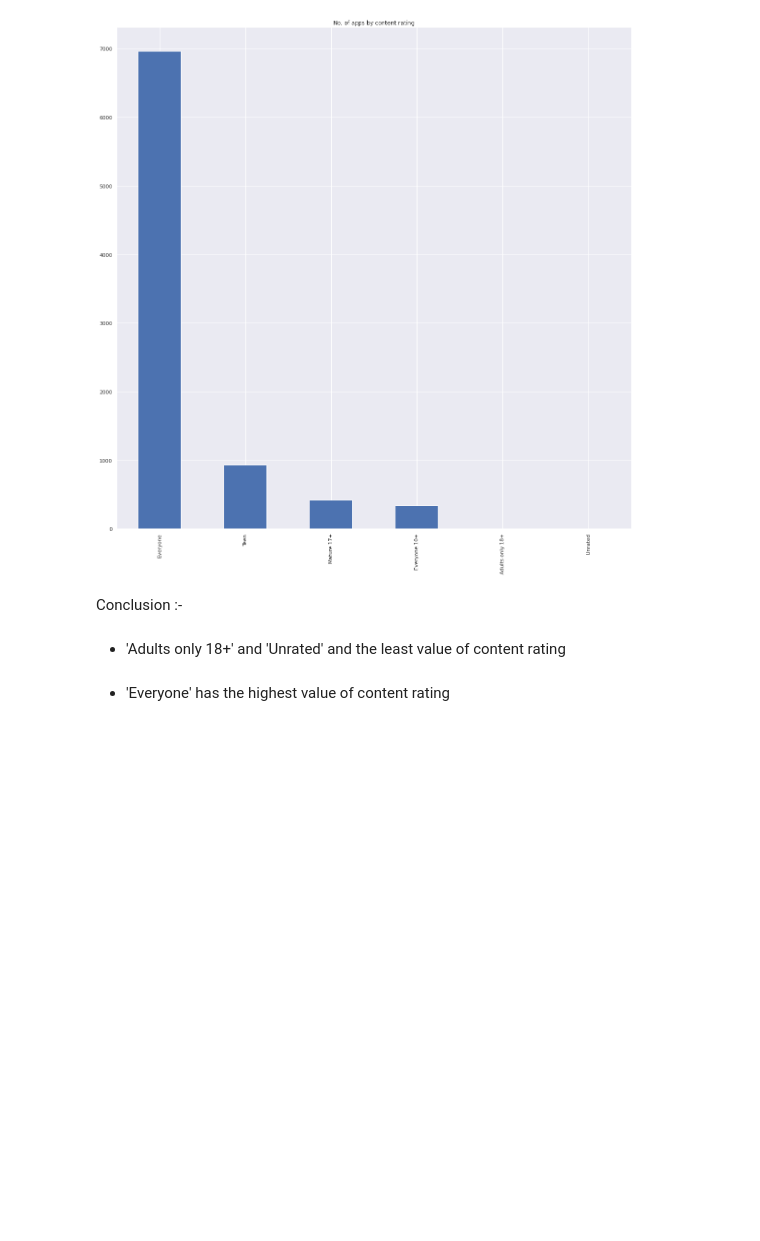
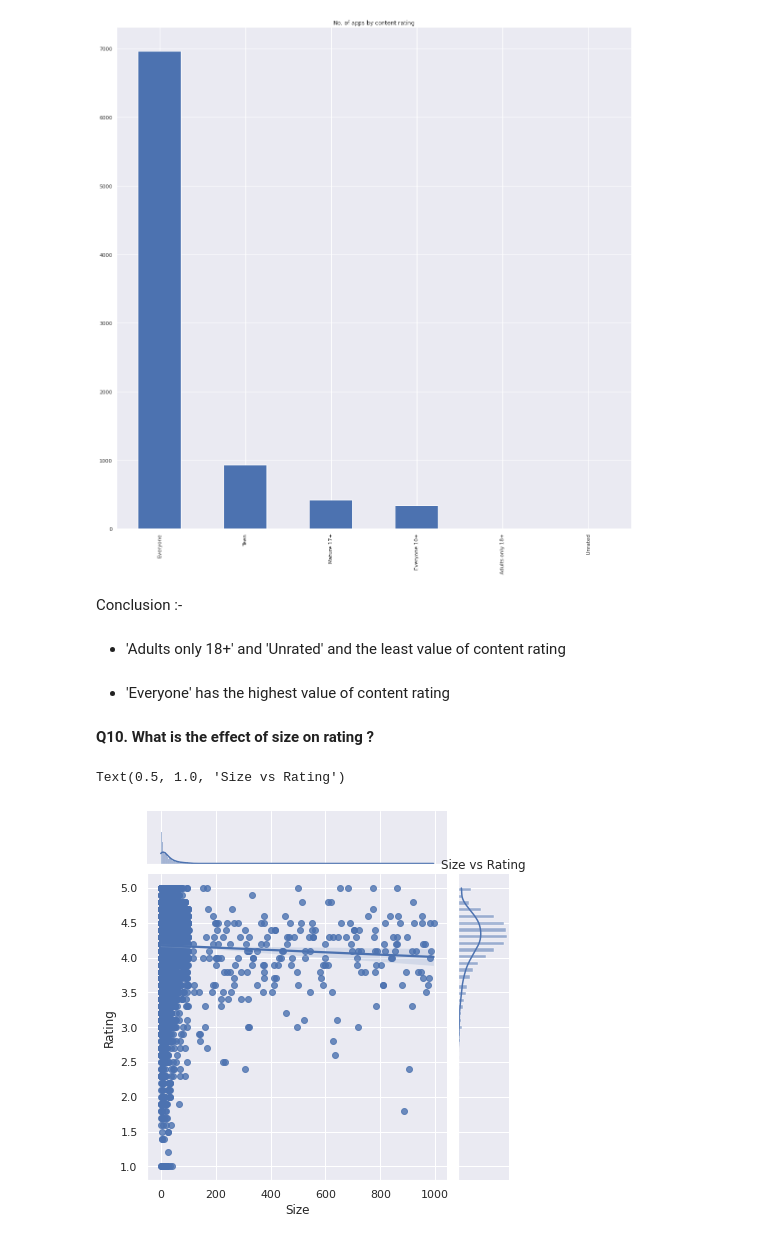
Before and after one commit to DeepakSingh1992/EDA-PROJECT, a Jupyter notebook: Deepak_Singh_EDA_of_Play_Store_App_Review_Analysis_Capstone_Project.ipynb, the cells around one changed output. Drawn from its saved outputs; the diff is of its cells as text; code cells hidden in the pictures; blank space fills up the shorter version.

```diff
--- a/Deepak_Singh_EDA_of_Play_Store_App_Review_Analysis_Capstone_Project.ipynb
+++ b/Deepak_Singh_EDA_of_Play_Store_App_Review_Analysis_Capstone_Project.ipynb
@@ -1083,3 +1083,12 @@ Conclusion :-
 * 'Adults only 18+' and 'Unrated' and the least value of content rating
 # %% [markdown]
 * 'Everyone' has the highest value of content rating
+# %% [markdown]
+**Q10. What is the effect of size on rating ?**
+# %%
+# Make a jointplot to understand the effect of size on rating :-
+g =  sns.jointplot( x = df["Size"], y = df["Rating"], kind = "reg")
+plt.title("Size vs Rating")
+# %% [output]
+Text(0.5, 1.0, 'Size vs Rating')
+[figure, added]
```
Also changed, not shown: parts of 9 cells of this notebook.
